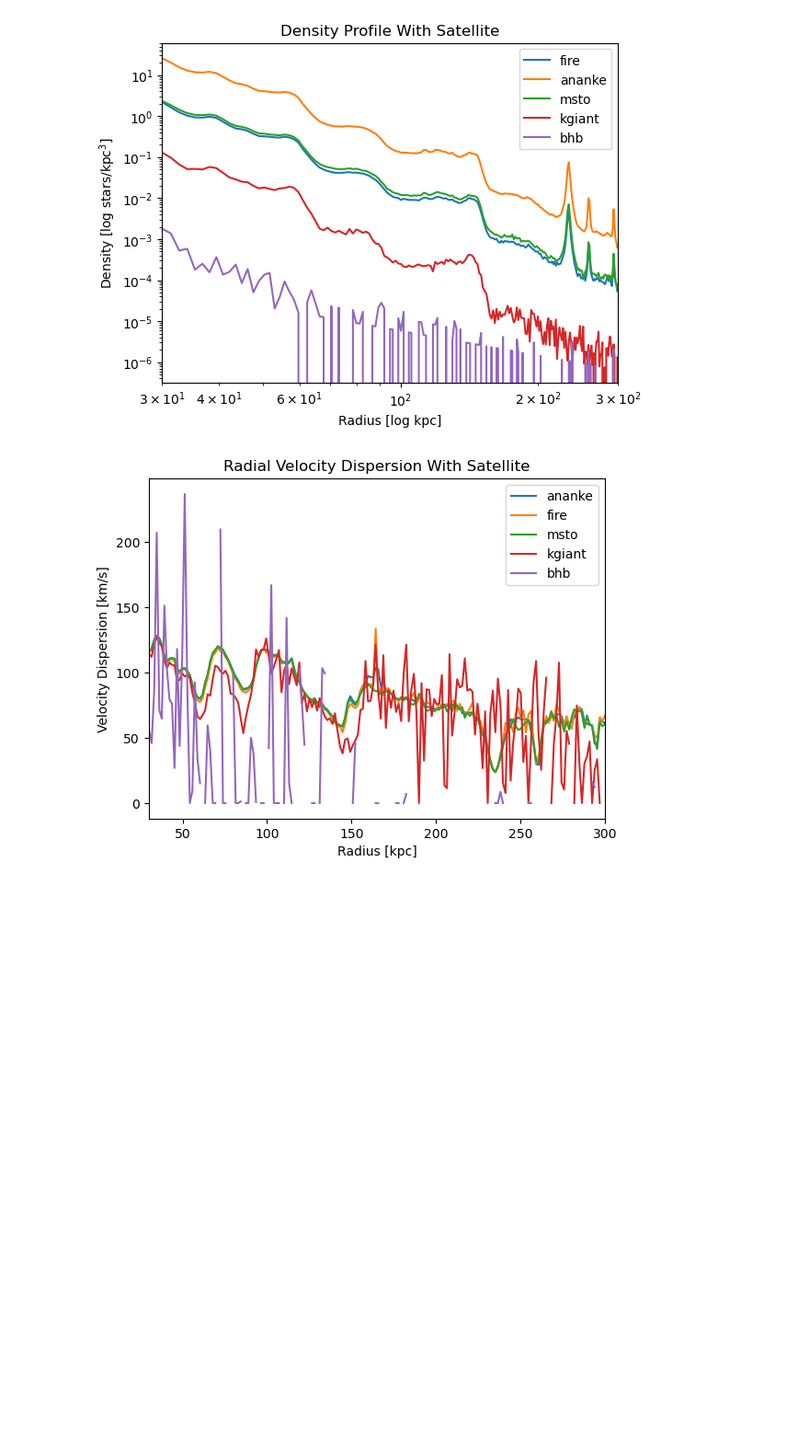
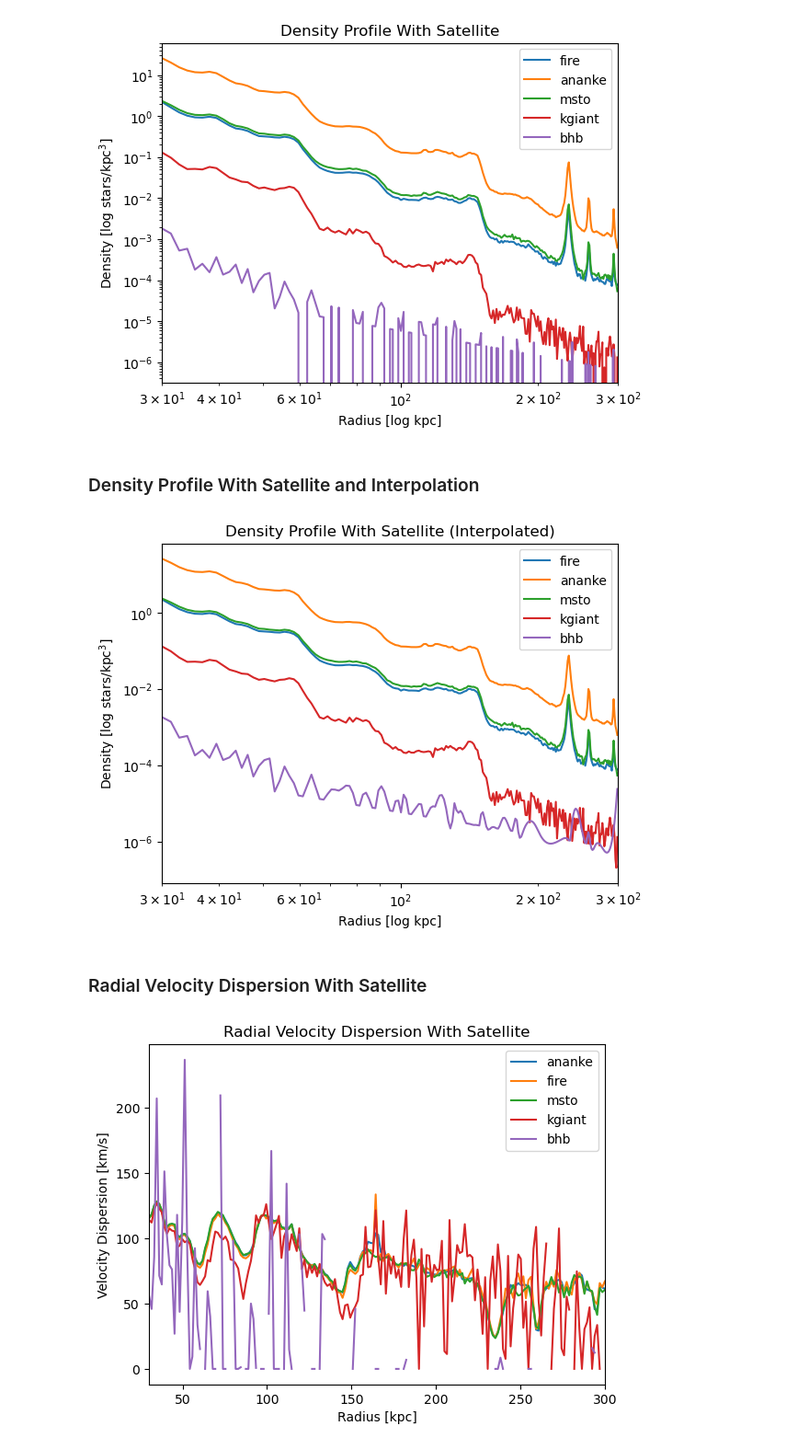
Before and after one commit to aeden2019/rubin_mw_mocks, a Jupyter notebook: src/analysis/Plots.ipynb, the cells around one changed output. Shown at 92% size. Drawn from its saved outputs; the diff is of its cells as text; code cells hidden in the pictures; blank space fills up the shorter version.

Commit message:
Added interpolation

```diff
--- a/src/analysis/Plots.ipynb
+++ b/src/analysis/Plots.ipynb
@@ -389,6 +390,51 @@ plt.title('Density Profile With Satellite')
 plt.show()
 # %% [output]
 [figure]
+# %% [markdown]
+### Density Profile With Satellite and Interpolation
+# %%
+from scipy.interpolate import CubicSpline
+
+# Define interpolation function
+def interpolate_density(x, y):
+    # Remove zero values before interpolation
+    nonzero_indices = y > 0
+    x_nonzero = x[nonzero_indices]
+    y_nonzero = y[nonzero_indices]
+
+    # Perform cubic spline interpolation (log scale for smoother curve)
+    cs = CubicSpline(np.log(x_nonzero), np.log(y_nonzero))
+
+    # Interpolate values for all x
+    x_interp = np.exp(np.log(x))
+    y_interp = np.exp(cs(np.log(x_interp)))
+
+    return x_interp, y_interp
+# %%
+# Apply interpolation to each dataset
+fire_x_interp, fire_y_interp = interpolate_density(fireEdges[:-1], fireDensity)
+ananke_x_interp, ananke_y_interp = interpolate_density(anankeEdges[:-1], anankeDensity)
+msto_x_interp, msto_y_interp = interpolate_density(mstoEdges[:-1], mstoDensity)
+kgiant_x_interp, kgiant_y_interp = interpolate_density(kgiantEdges[:-1], kgiantDensity)
+bhb_x_interp, bhb_y_interp = interpolate_density(bhbEdges[:-1], bhbDensity)
+
+# Plot the density profile with interpolated values
+fig, ax = plt.subplots()
+ax.loglog(fire_x_interp, fire_y_interp, label='fire')
+ax.loglog(ananke_x_interp, ananke_y_interp, label='ananke')
+ax.loglog(msto_x_interp, msto_y_interp, label='msto')
+ax.loglog(kgiant_x_interp, kgiant_y_interp, label='kgiant')
+ax.loglog(bhb_x_interp, bhb_y_interp, label='bhb')
+ax.set_xlabel('Radius [log kpc]')
+ax.set_ylabel('Density [log stars/kpc$^3$]')
+ax.set_xlim(rmin, rmax)
+ax.legend()
+plt.title('Density Profile With Satellite (Interpolated)')
+plt.show()
+# %% [output]
+[figure, added]
+# %% [markdown]
+### Radial Velocity Dispersion With Satellite
 # %%
 # Graph binned beta
 fig, ax = plt.subplots()
```
Also changed, not shown: parts of 29 cells of this notebook.
